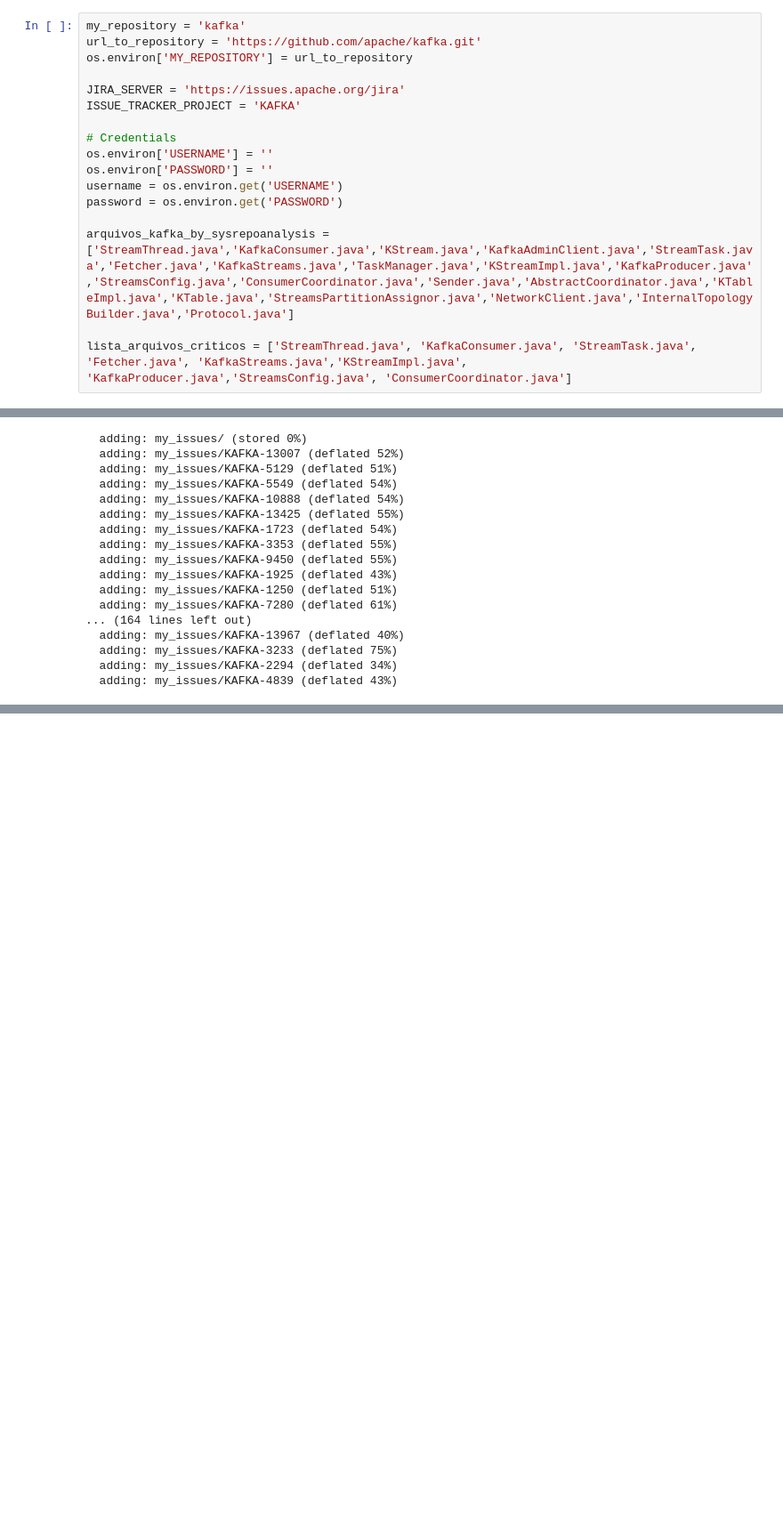
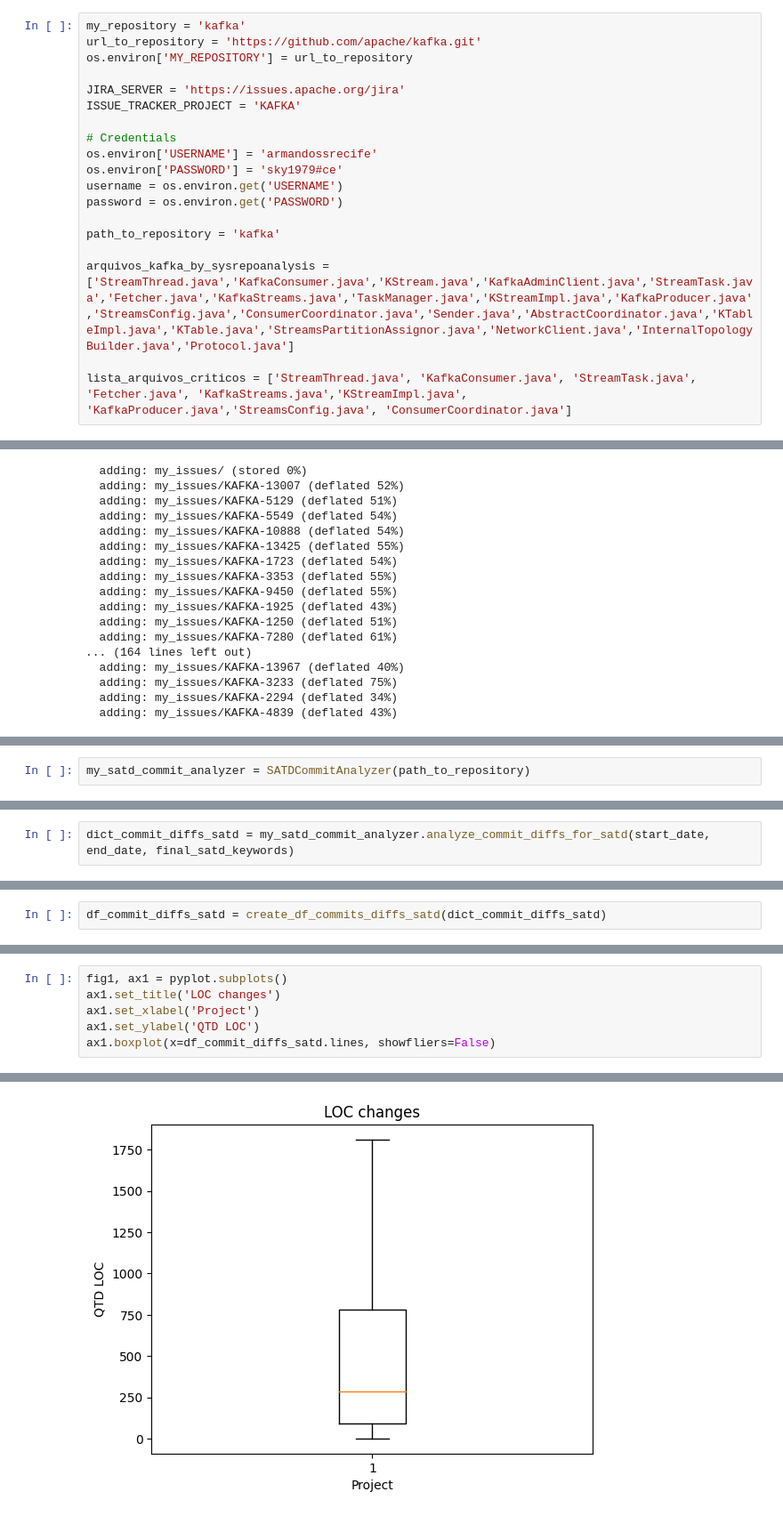
Before and after one commit to armandossrecife/my_validation3, a Jupyter notebook: my_analysis_kafka.ipynb, the cells around one changed output, grey strips where cells are left out. Shown at 89% size. Saved outputs shown, nothing was run; the diff lists cells and outputs as text; blank space fills up the shorter version.

```diff
--- a/my_analysis_kafka.ipynb
+++ b/my_analysis_kafka.ipynb
@@ -62,10 +50,12 @@ JIRA_SERVER = 'https://issues.apache.org/jira'
 ISSUE_TRACKER_PROJECT = 'KAFKA'
 
 # Credentials
-os.environ['USERNAME'] = ''
-os.environ['PASSWORD'] = ''
+os.environ['USERNAME'] = 'armandossrecife'
+os.environ['PASSWORD'] = 'sky1979#ce'
 username = os.environ.get('USERNAME')
 password = os.environ.get('PASSWORD')
+
+path_to_repository = 'kafka'
 
 arquivos_kafka_by_sysrepoanalysis = ['StreamThread.java','KafkaConsumer.java','KStream.java','KafkaAdminClient.java','StreamTask.java','Fetcher.java','KafkaStreams.java','TaskManager.java','KStreamImpl.java','KafkaProducer.java','StreamsConfig.java','ConsumerCoordinator.java','Sender.java','AbstractCoordinator.java','KTableImpl.java','KTable.java','StreamsPartitionAssignor.java','NetworkClient.java','InternalTopologyBuilder.java','Protocol.java']
 
@@ -852,0 +1267,2 @@ File my_issues/KAFKA-5818 created with success!
+# %%
+my_satd_commit_analyzer = SATDCommitAnalyzer(path_to_repository)
@@ -852,0 +1281,2 @@ File my_issues/KAFKA-5818 created with success!
+# %%
+dict_commit_diffs_satd = my_satd_commit_analyzer.analyze_commit_diffs_for_satd(start_date, end_date, final_satd_keywords)
@@ -852,0 +1287,2 @@ File my_issues/KAFKA-5818 created with success!
+# %%
+df_commit_diffs_satd = create_df_commits_diffs_satd(dict_commit_diffs_satd)
@@ -852,0 +1317,7 @@ File my_issues/KAFKA-5818 created with success!
+# %%
+fig1, ax1 = pyplot.subplots()
+ax1.set_title('LOC changes')
+ax1.set_xlabel('Project')
+ax1.set_ylabel('QTD LOC')
+ax1.boxplot(x=df_commit_diffs_satd.lines, showfliers=False)
+# %% [output]
@@ -852,0 +1332 @@ File my_issues/KAFKA-5818 created with success!
+[figure, added]
```
Also changed, not shown: parts of 96 cells of this notebook.
